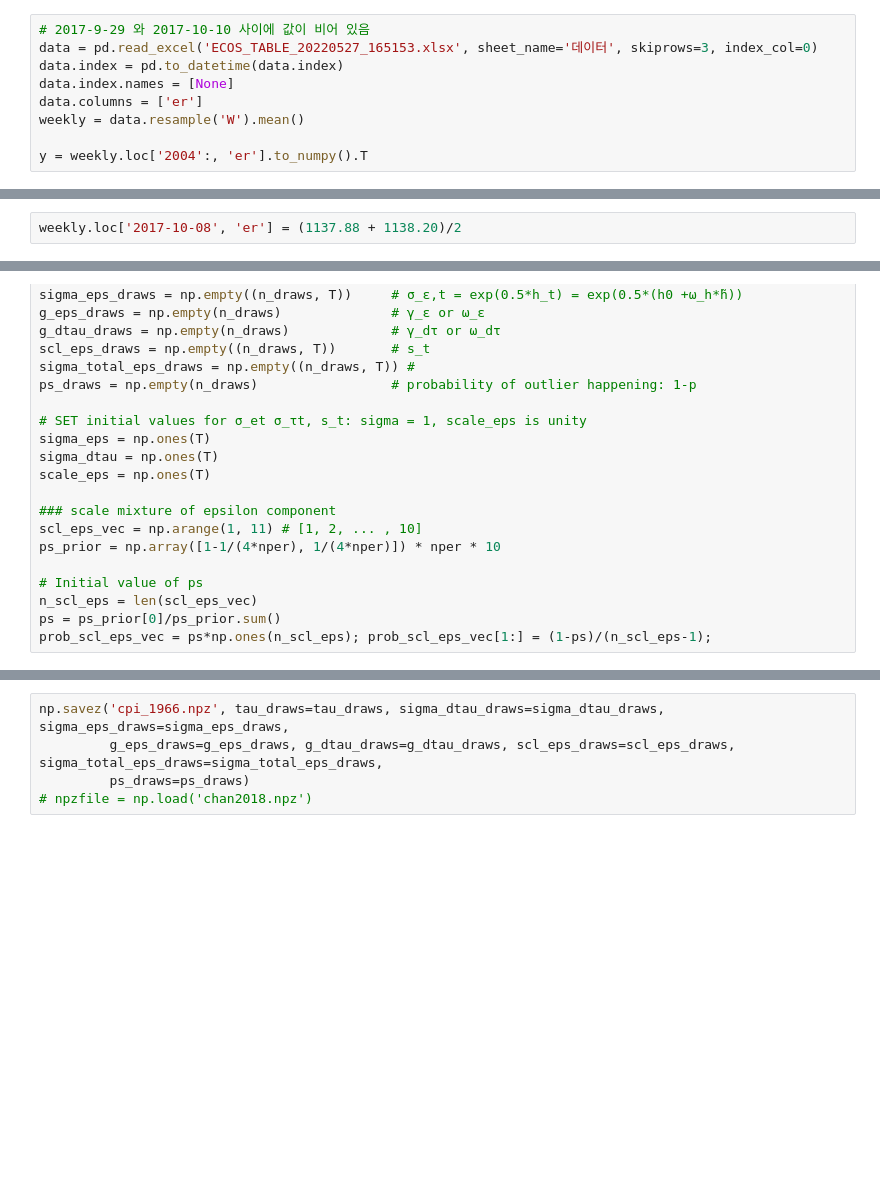
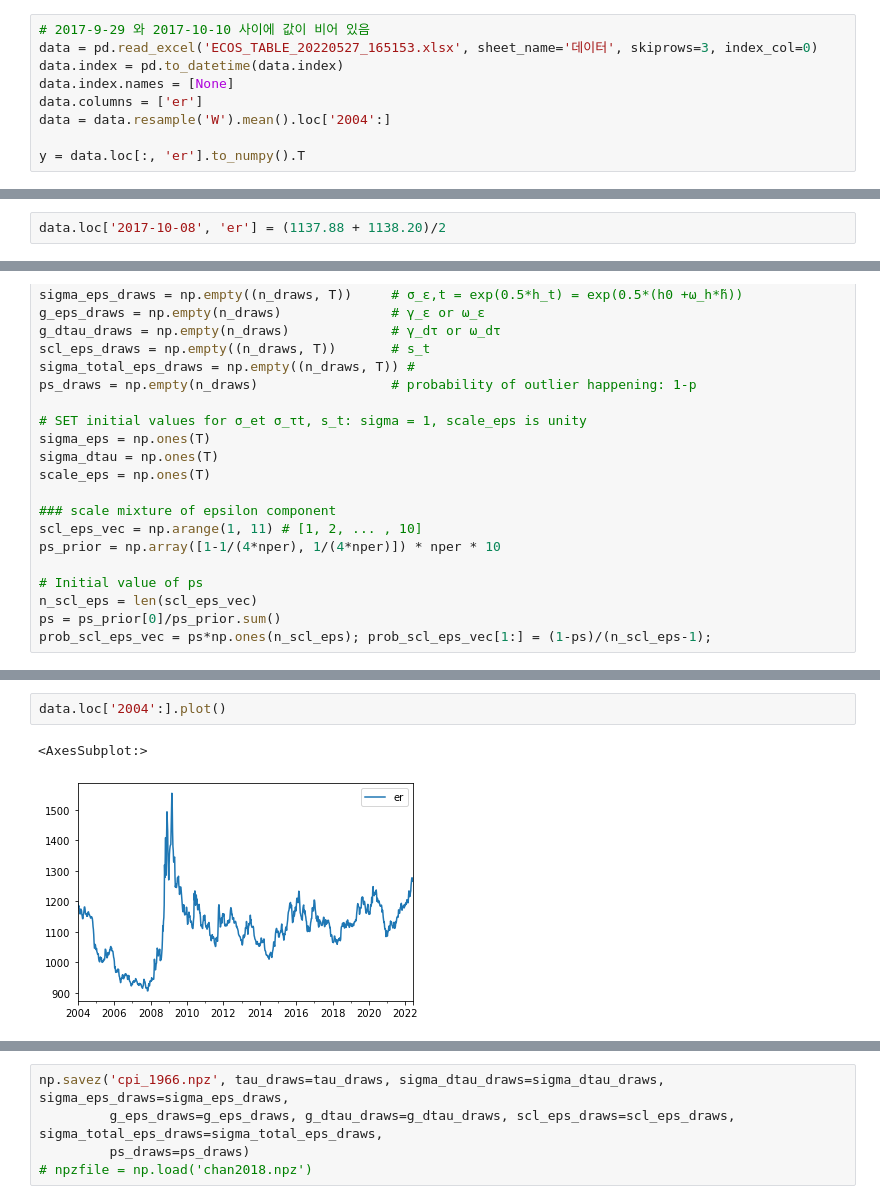
Before and after one commit to hyunchangyi/papers, a Jupyter notebook: ucsv_outlier_svrw_ddtau_nontransform.ipynb, the cells around one changed output, grey strips where cells are left out. Cells and saved outputs as stored; diff of their text form; blank space fills up the shorter version.

```diff
--- a/ucsv_outlier_svrw_ddtau_nontransform.ipynb
+++ b/ucsv_outlier_svrw_ddtau_nontransform.ipynb
@@ -210,7 +210,7 @@ data = pd.read_excel('ECOS_TABLE_20220527_165153.xlsx', sheet_name='데이터',
 data.index = pd.to_datetime(data.index)
 data.index.names = [None]
 data.columns = ['er']
-weekly = data.resample('W').mean()
+data = data.resample('W').mean().loc['2004':]
 
-y = weekly.loc['2004':, 'er'].to_numpy().T
+y = data.loc[:, 'er'].to_numpy().T
 # %%
@@ -227,7 +227,7 @@ weekly.loc['2017-09':'2017-10']
 | 2017-10-22 | 1130.44 |
 | 2017-10-29 | 1129.02 |
 # %%
-weekly.loc['2017-10-08', 'er'] = (1137.88 + 1138.20)/2
+data.loc['2017-10-08', 'er'] = (1137.88 + 1138.20)/2
 # %%
 len(y)
 # %% [output]
@@ -374,0 +379,5 @@ for idraw in range(n_draws):
+# %%
+data.loc['2004':].plot()
+# %% [output]
+<AxesSubplot:>
+[figure, added]
```
Also changed, not shown: parts of 8 cells of this notebook.
